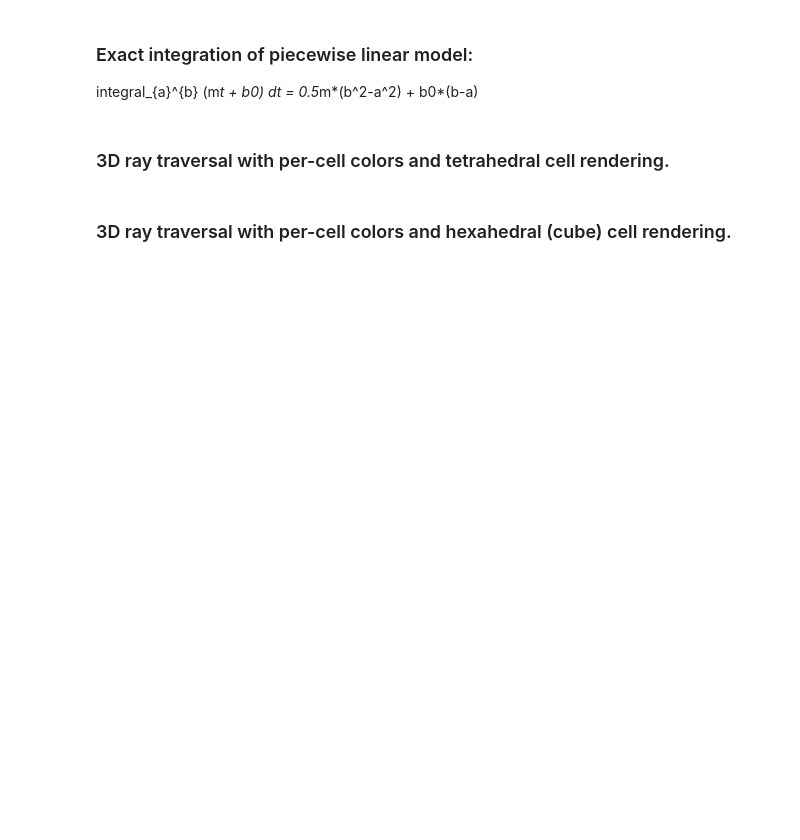
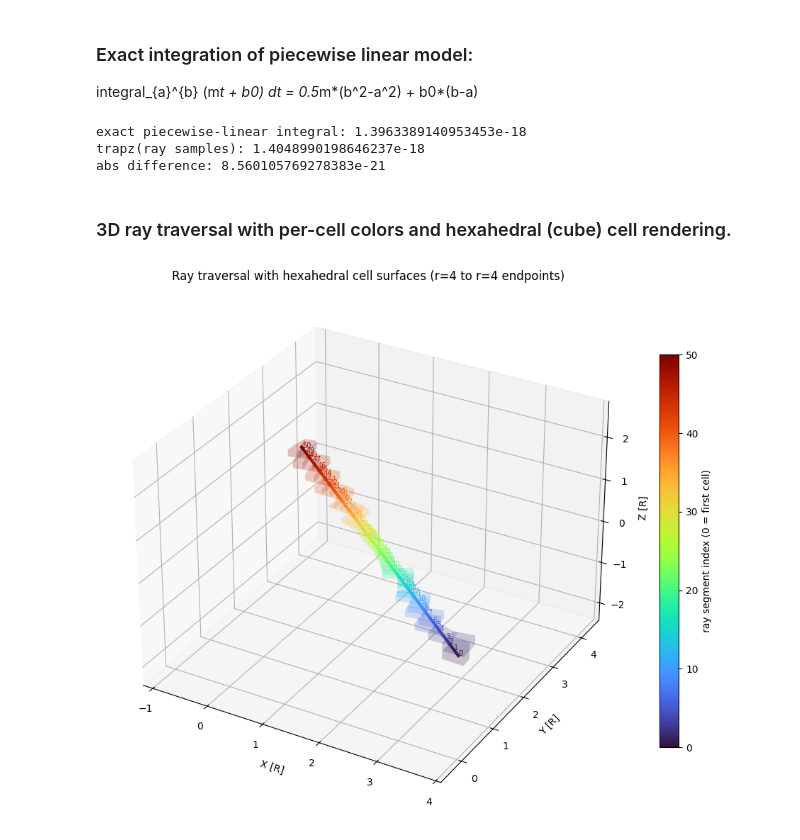
Before and after one commit to svaberg/batcamp, a Jupyter notebook: examples/ray.ipynb, the cells around one changed output. Cells and saved outputs as stored; diff of their text form; code cells hidden in the pictures; blank space fills up the shorter version.

```diff
--- a/examples/ray.ipynb
+++ b/examples/ray.ipynb
@@ -27,6 +32,6 @@ path
 # %%
 ds = Dataset.from_file(path)
 print(ds)
-tree = Octree.from_dataset(ds, tree_coord='rpa')
-print(tree)
-interp = OctreeInterpolator(ds, ['Rho [g/cm^3]'], tree=tree)
+
+interp = OctreeInterpolator(ds, ['Rho [g/cm^3]'])
+print(interp)
@@ -93,5 +127,7 @@ integral_trap = np.trapezoid(ray_values, t_values)
 print('exact piecewise-linear integral:', float(np.asarray(integral_exact)))
 print('trapz(ray samples):', float(np.asarray(integral_trap)))
 print('abs difference:', float(np.abs(np.asarray(integral_exact) - np.asarray(integral_trap))))
+# %% [output]
+exact piecewise-linear integral: 1.3963389140953453e-18
+trapz(ray samples): 1.4048990198646237e-18
+abs difference: 8.560105769278383e-21
-# %% [markdown]
-### 3D ray traversal with per-cell colors and tetrahedral cell rendering.
@@ -197,31 +172,33 @@ for idx, seg in enumerate(segments):
         all_faces.append(cell_xyz[np.array(face, dtype=np.int64)])
         all_facecolors.append(color)
     extent_points.extend([p0, p1])
     extent_points.extend(cell_xyz)
 poly = Poly3DCollection(
     all_faces,
     facecolors=all_facecolors,
-    edgecolors=all_facecolors,
+    # edgecolors=all_facecolors,
     linewidths=0.4,
     alpha=0.12,
 )
 ax.add_collection3d(poly)
 extent = np.array(extent_points, dtype=float)
 mins = np.min(extent, axis=0)
 maxs = np.max(extent, axis=0)
 center = 0.5 * (mins + maxs)
 radius = 0.5 * float(np.max(maxs - mins))
 ax.set_xlim(center[0] - radius, center[0] + radius)
 ax.set_ylim(center[1] - radius, center[1] + radius)
 ax.set_zlim(center[2] - radius, center[2] + radius)
 ax.set_xlabel('X [R]')
 ax.set_ylabel('Y [R]')
 ax.set_zlabel('Z [R]')
 ax.set_title('Ray traversal with hexahedral cell surfaces (r=4 to r=4 endpoints)')
 norm = plt.Normalize(vmin=0, vmax=max(n_seg - 1, 1))
 sm = plt.cm.ScalarMappable(norm=norm, cmap=cmap)
 sm.set_array([])
 cbar = fig.colorbar(sm, ax=ax, fraction=0.03, pad=0.04)
 cbar.set_label('ray segment index (0 = first cell)')
 plt.tight_layout()
 plt.show()
+# %% [output]
+[figure, added]
```
Also changed, not shown: parts of 7 cells of this notebook.
